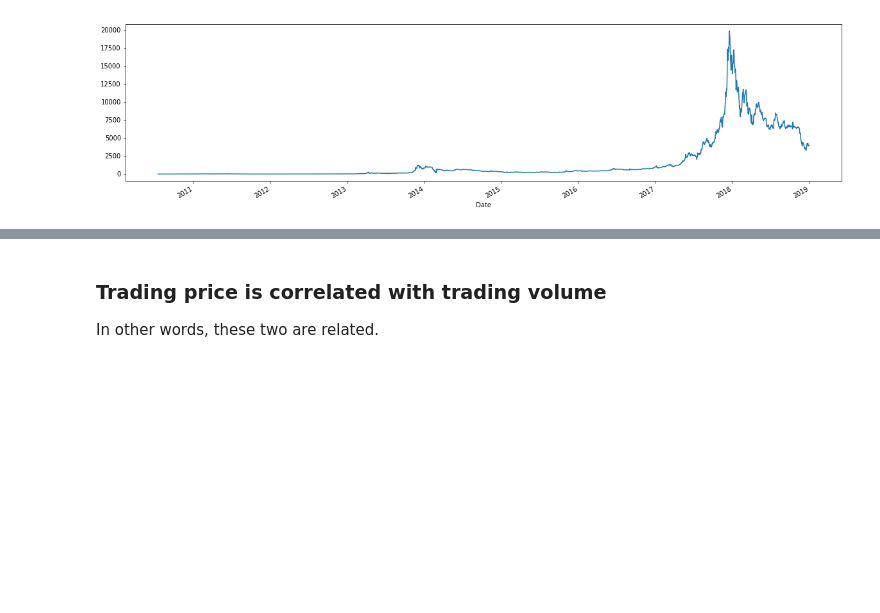
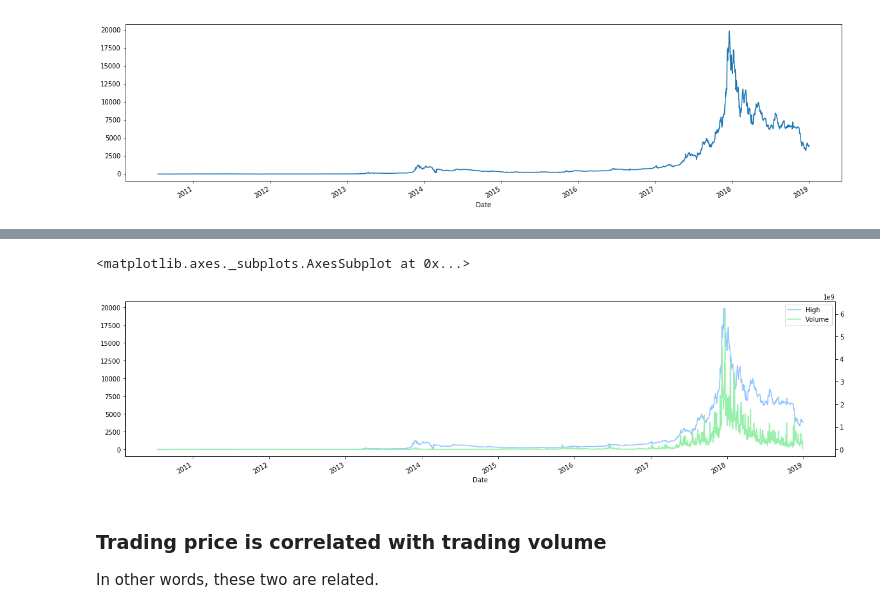
Before and after one commit to magicmathmandarin/IMO, a Jupyter notebook: Bitcoin Trade Time Series.ipynb, the cells around one changed output, grey strips where cells are left out. Drawn from its saved outputs; the diff is of its cells as text; code cells hidden in the pictures; blank space fills up the shorter version.

```diff
--- a/Bitcoin Trade Time Series.ipynb
+++ b/Bitcoin Trade Time Series.ipynb
@@ -76,3 +94,10 @@ blah.High.plot()
+# %%
+plt.style.use('seaborn-pastel')
+# %%
+blah[['High',"Volume"]].plot(secondary_y=['Volume'], mark_right=False, figsize=(20, 5))
+# %% [output]
+<matplotlib.axes._subplots.AxesSubplot at 0x...>
+[figure, added]
 # %% [markdown]
 ### Trading price is correlated with trading volume
 In other words, these two are related.
```
Also changed, not shown: parts of 6 cells of this notebook.
